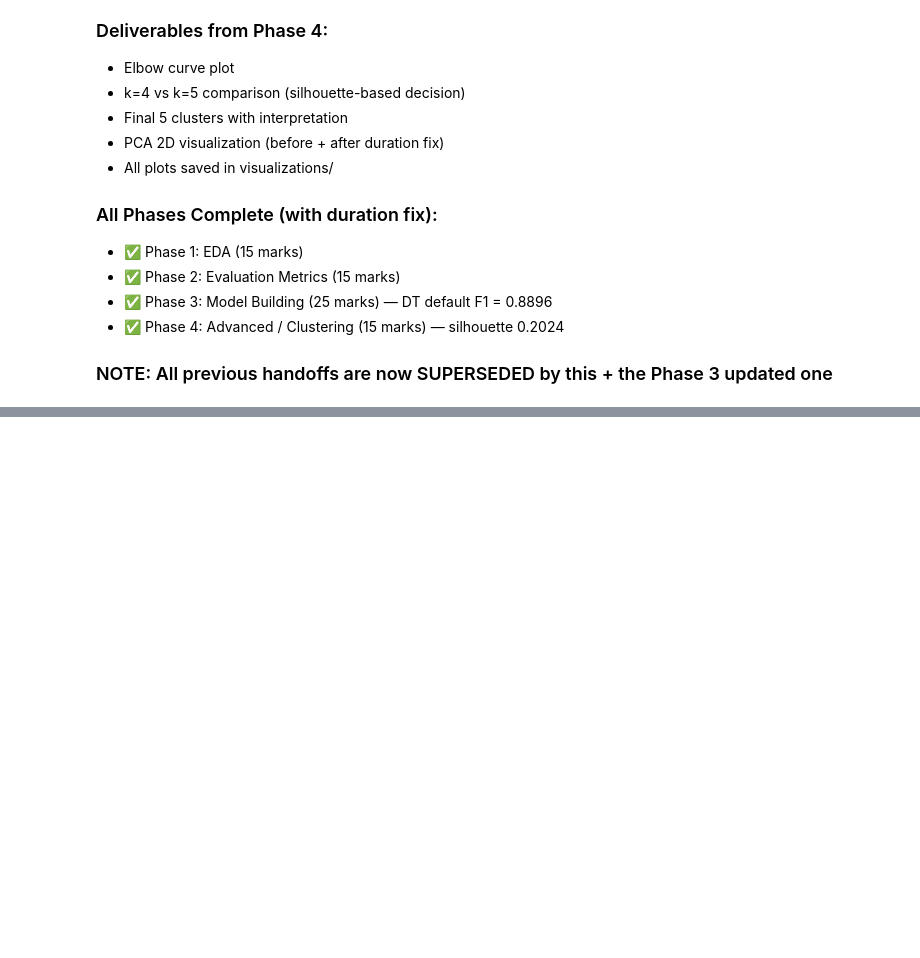
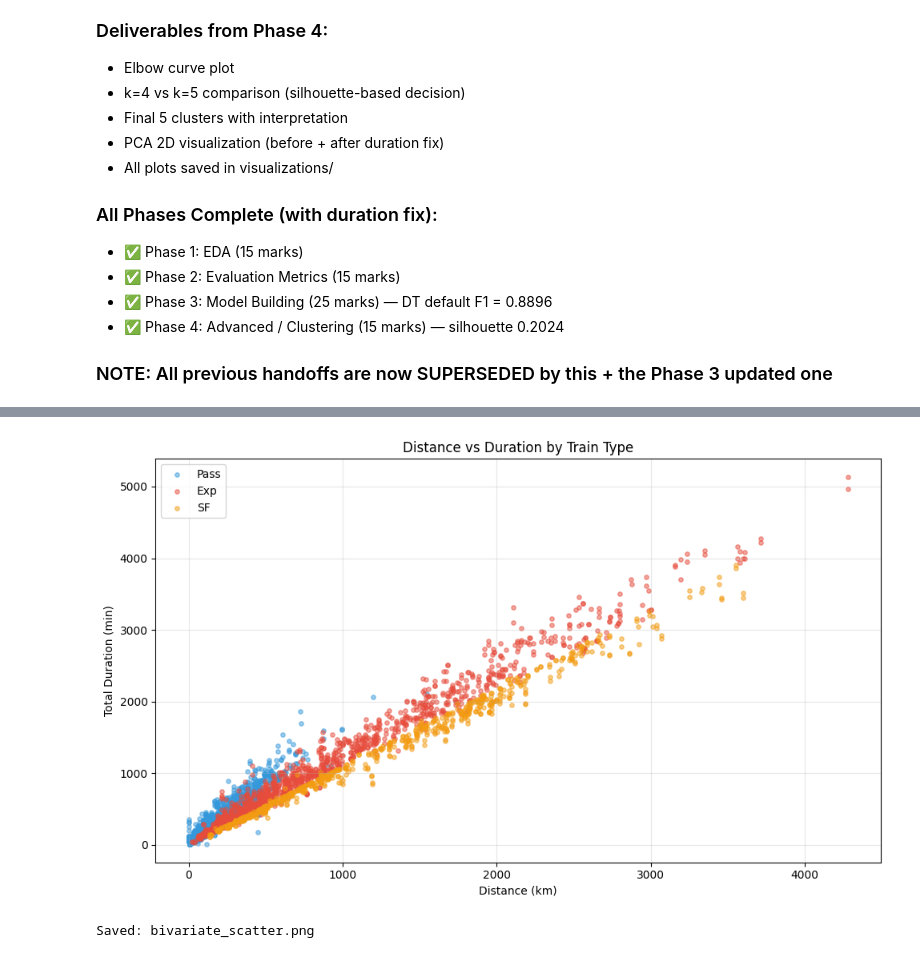
Before and after one commit to rajputpri/Indian-Railway-Train, a Jupyter notebook: notebooks/main_notebook.ipynb, the cells around one changed output, grey strips where cells are left out. Drawn from its saved outputs; the diff is of its cells as text; code cells hidden in the pictures; blank space fills up the shorter version.

```diff
--- a/notebooks/main_notebook.ipynb
+++ b/notebooks/main_notebook.ipynb
@@ -2331,0 +2436,20 @@ Unsupervised clustering with K-Means + cluster interpretation
+# %%
+# Cell 34: Bivariate scatter by class
+fig, ax = plt.subplots(figsize=(10, 6))
+colors = {'Pass': '#3498db', 'Exp': '#e74c3c', 'SF': '#f39c12'}
+for cls, color in colors.items():
+    mask = df['type'] == cls
+    ax.scatter(df[mask]['distance'], df[mask]['total_duration'],
+               c=color, label=cls, alpha=0.5, s=15)
+ax.set_xlabel('Distance (km)')
+ax.set_ylabel('Total Duration (min)')
+ax.set_title('Distance vs Duration by Train Type')
+ax.legend()
+ax.grid(alpha=0.3)
+plt.tight_layout()
+plt.savefig('../visualizations/bivariate_scatter.png', dpi=100, bbox_inches='tight')
+plt.show()
+print("Saved: bivariate_scatter.png")
+# %% [output]
+[figure, added]
+Saved: bivariate_scatter.png
```
Also changed, not shown: parts of 6 cells of this notebook, 6 other files.
